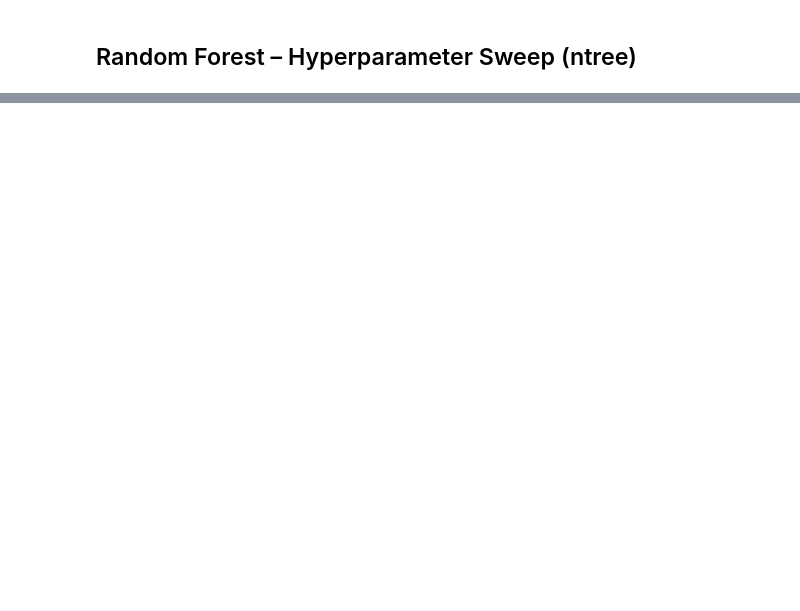
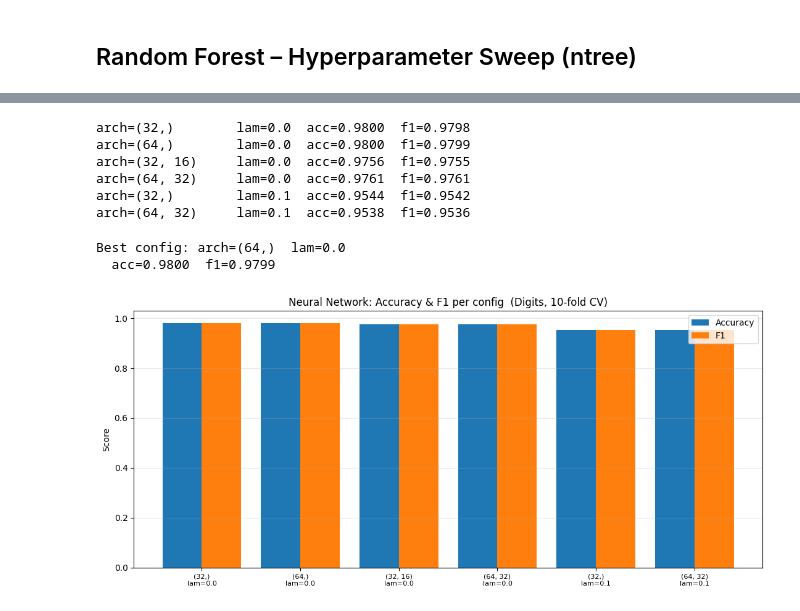
Before and after one commit to vishalhanuman14/classical-ml-benchmark, a Jupyter notebook: notebooks/01_digits.ipynb, the cells around one changed output, grey strips where cells are left out. Cells and saved outputs as stored; diff of their text form; code cells hidden in the pictures; blank space fills up the shorter version.

```diff
--- a/notebooks/01_digits.ipynb
+++ b/notebooks/01_digits.ipynb
@@ -94,0 +118,68 @@ plt.show()
+# %%
+# One-hot Y for NN training (10 classes)
+N_CLASSES = 10
+Y_oh = neural_network.one_hot(y_int, N_CLASSES)  # shape (1797, 10)
+
+# (hidden_layers_tuple, lambda)
+NN_CONFIGS = [
+    ((32,),      0.0),
+    ((64,),      0.0),
+    ((32, 16),   0.0),
+    ((64, 32),   0.0),
+    ((32,),      0.1),
+    ((64, 32),   0.1),
+]
+
+nn_results = {}
+folds = utils.stratified_k_fold(y, k=10)
+
+for arch, lam in NN_CONFIGS:
+    accs, f1s = [], []
+    for i in range(10):
+        test_idx  = np.array(folds[i])
+        train_idx = np.array([idx for j in range(10) if j != i for idx in folds[j]])
+
+        Xtr, Xte   = X_norm[train_idx], X_norm[test_idx]
+        Ytr        = Y_oh[train_idx]
+        y_test_int = y_int[test_idx]
+
+        layer_sizes = [64] + list(arch) + [N_CLASSES]
+        theta, _    = neural_network.train(Xtr, Ytr, layer_sizes,
+                                           lam=lam, alpha=0.3,
+                                           epochs=300, batch_size=32)
+        y_pred = neural_network.predict(theta, Xte)
+        acc, f1 = utils.compute_metrics(y_test_int, y_pred, pos_label=0)
+        accs.append(acc); f1s.append(f1)
+
+    nn_results[(arch, lam)] = (float(np.mean(accs)), float(np.mean(f1s)))
+    print(f"arch={str(arch):<12} lam={lam}  acc={np.mean(accs):.4f}  f1={np.mean(f1s):.4f}")
+# %% [output]
+arch=(32,)        lam=0.0  acc=0.9800  f1=0.9798
+arch=(64,)        lam=0.0  acc=0.9800  f1=0.9799
+arch=(32, 16)     lam=0.0  acc=0.9756  f1=0.9755
+arch=(64, 32)     lam=0.0  acc=0.9761  f1=0.9761
+arch=(32,)        lam=0.1  acc=0.9544  f1=0.9542
+arch=(64, 32)     lam=0.1  acc=0.9538  f1=0.9536
+# %%
+best_nn_key = max(nn_results, key=lambda k: nn_results[k][1])
+best_arch, best_lam = best_nn_key
+print(f"Best config: arch={best_arch}  lam={best_lam}")
+print(f"  acc={nn_results[best_nn_key][0]:.4f}  f1={nn_results[best_nn_key][1]:.4f}")
+
+labels = [f"{str(a)}\nlam={l}" for a, l in nn_results]
+accs   = [nn_results[k][0] for k in nn_results]
+f1s    = [nn_results[k][1] for k in nn_results]
+x      = np.arange(len(labels))
+
+fig, ax = plt.subplots(figsize=(11, 5))
+ax.bar(x - 0.2, accs, 0.4, label='Accuracy')
+ax.bar(x + 0.2, f1s,  0.4, label='F1')
+ax.set_xticks(x); ax.set_xticklabels(labels, fontsize=8)
+ax.set_ylabel('Score')
+ax.set_title('Neural Network: Accuracy & F1 per config  (Digits, 10-fold CV)')
+ax.legend(); ax.grid(alpha=0.3, axis='y'); plt.tight_layout()
+plt.savefig('results/digits_nn_config_sweep.png', dpi=150); plt.show()
+# %% [output]
+Best config: arch=(64,)  lam=0.0
+  acc=0.9800  f1=0.9799
+[figure, added]
```
Also changed, not shown: parts of 12 cells of this notebook.
